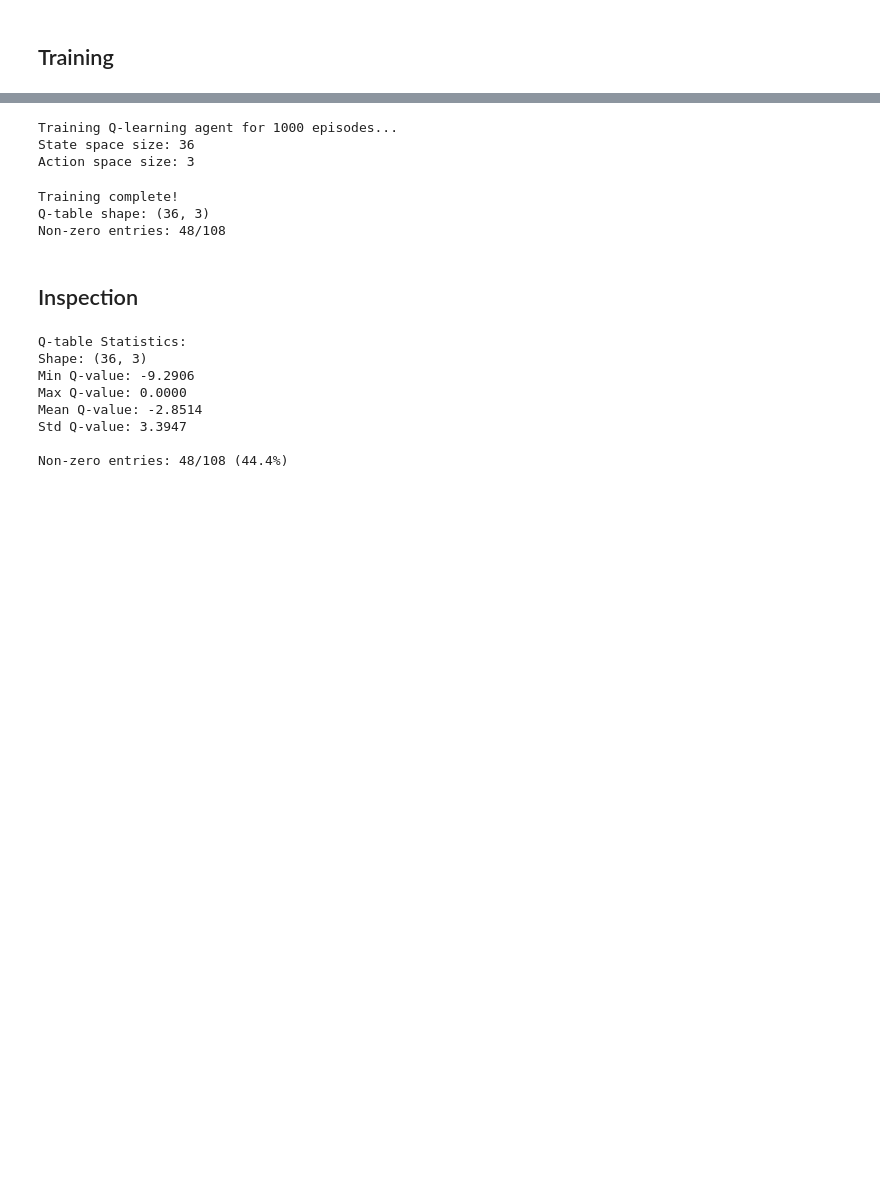
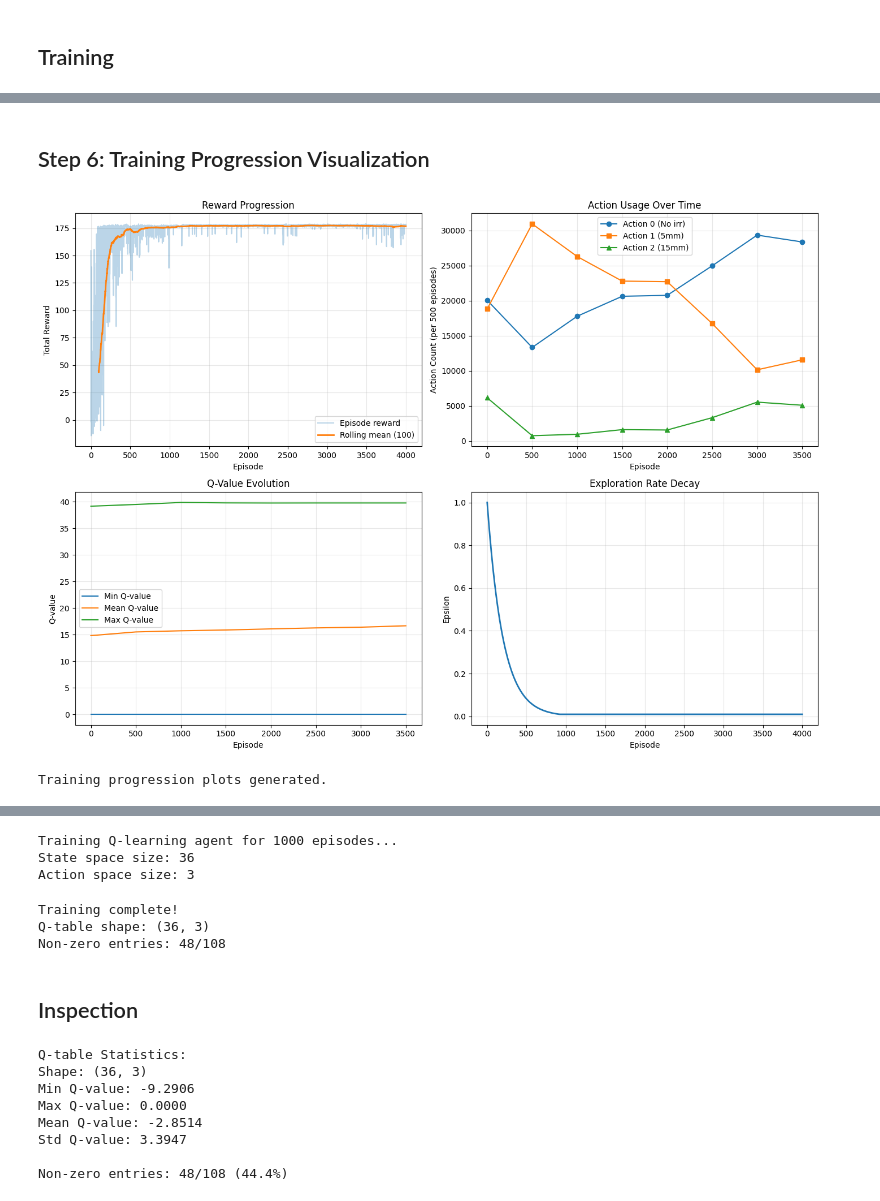
Before and after one commit to agrorony/irrigation_agent, a Jupyter notebook: experiments.ipynb, the cells around one changed output, grey strips where cells are left out. Saved outputs shown, nothing was run; the diff lists cells and outputs as text; code cells hidden in the pictures; blank space fills up the shorter version.

```diff
--- a/experiments.ipynb
+++ b/experiments.ipynb
@@ -43,0 +325,13 @@ Observation space: Dict('crop_stage': Discrete(3), 'et0': Box(0.0, 1.0, (1,), fl
+# %%
+# Run training
+Q_table, monitoring = train_q_learning_monitored(
+    env=env,
+    n_episodes=TRAIN_CONFIG['n_episodes'],
+    alpha=TRAIN_CONFIG['alpha'],
+    gamma=TRAIN_CONFIG['gamma'],
+    epsilon_start=TRAIN_CONFIG['epsilon_start'],
+    epsilon_end=TRAIN_CONFIG['epsilon_end'],
+    epsilon_decay=TRAIN_CONFIG['epsilon_decay'],
+    n_soil_bins=TRAIN_CONFIG['n_soil_bins'],
+    log_interval=500
+)
@@ -43,0 +526,63 @@ Observation space: Dict('crop_stage': Discrete(3), 'et0': Box(0.0, 1.0, (1,), fl
+# %% [markdown]
+## Step 6: Training Progression Visualization
+# %%
+import matplotlib.pyplot as plt
+
+fig, axes = plt.subplots(2, 2, figsize=(14, 10))
+
+# 1. Reward progression
+ax = axes[0, 0]
+episodes = np.arange(len(monitoring['episode_rewards']))
+ax.plot(episodes, monitoring['episode_rewards'], alpha=0.3, label='Episode reward')
+# Rolling mean
+window = 100
+rolling_mean = np.convolve(monitoring['episode_rewards'],
+                           np.ones(window)/window, mode='valid')
+ax.plot(episodes[window-1:], rolling_mean, linewidth=2, label=f'Rolling mean ({window})')
+ax.set_xlabel('Episode')
+ax.set_ylabel('Total Reward')
+ax.set_title('Reward Progression')
+ax.legend()
+ax.grid(True, alpha=0.3)
+
+# 2. Action usage over time
+ax = axes[0, 1]
+intervals = np.arange(len(monitoring['action_counts_per_interval'])) * 500
+action_data = np.array(monitoring['action_counts_per_interval'])
+ax.plot(intervals, action_data[:, 0], marker='o', label='Action 0 (No irr)')
+ax.plot(intervals, action_data[:, 1], marker='s', label='Action 1 (5mm)')
+ax.plot(intervals, action_data[:, 2], marker='^', label='Action 2 (15mm)')
+ax.set_xlabel('Episode')
+ax.set_ylabel('Action Count (per 500 episodes)')
+ax.set_title('Action Usage Over Time')
+ax.legend()
+ax.grid(True, alpha=0.3)
+
+# 3. Q-value evolution
+ax = axes[1, 0]
+intervals = np.arange(len(monitoring['q_stats']['min'])) * 500
+ax.plot(intervals, monitoring['q_stats']['min'], label='Min Q-value')
+ax.plot(intervals, monitoring['q_stats']['mean'], label='Mean Q-value')
+ax.plot(intervals, monitoring['q_stats']['max'], label='Max Q-value')
+ax.set_xlabel('Episode')
+ax.set_ylabel('Q-value')
+ax.set_title('Q-Value Evolution')
+ax.legend()
+ax.grid(True, alpha=0.3)
+
+# 4. Exploration rate (epsilon)
+ax = axes[1, 1]
+episodes = np.arange(len(monitoring['epsilon_history']))
+ax.plot(episodes, monitoring['epsilon_history'], linewidth=2)
+ax.set_xlabel('Episode')
+ax.set_ylabel('Epsilon')
+ax.set_title('Exploration Rate Decay')
+ax.grid(True, alpha=0.3)
+
+plt.tight_layout()
+plt.show()
+
+print("Training progression plots generated.")
+# %% [output]
+[figure, added]
+Training progression plots generated.
```
Also changed, not shown: parts of 35 cells of this notebook, 7 other files.
